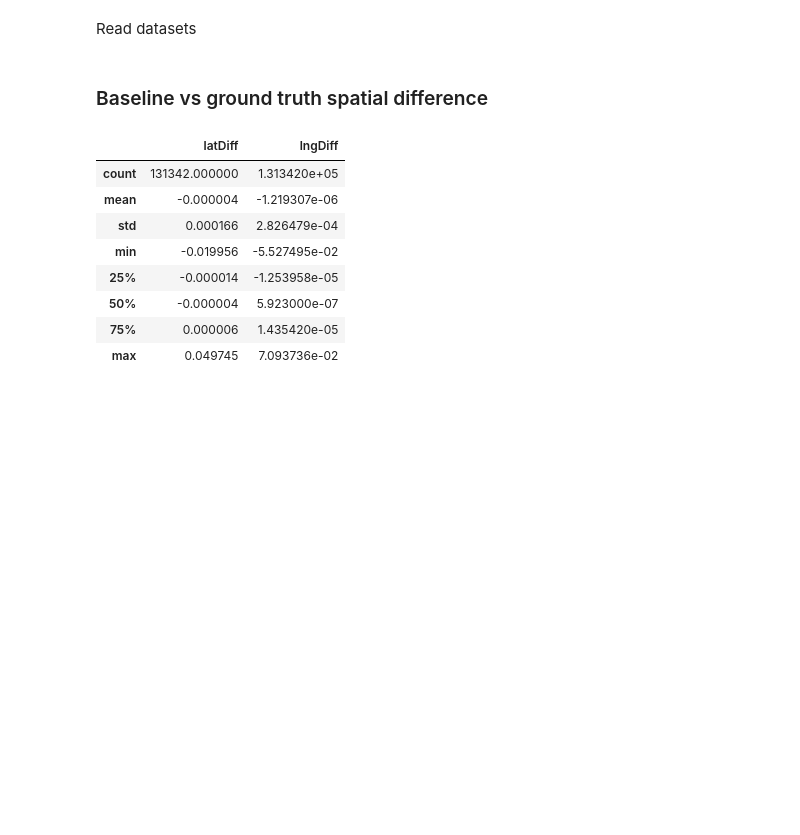
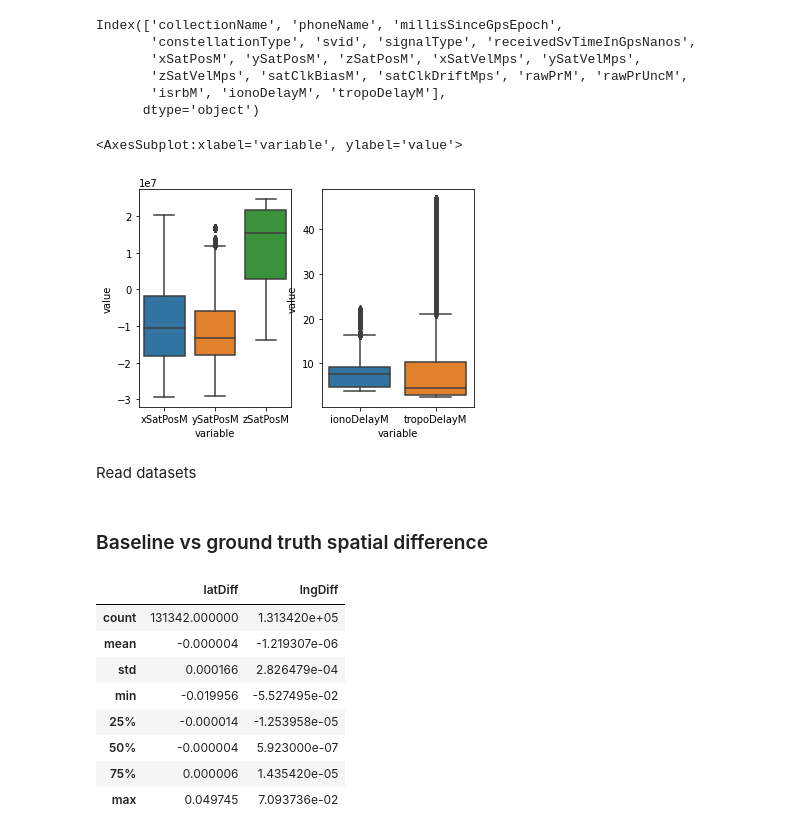
Before and after one commit to shacharhelmer/GNSS-Google, a Jupyter notebook: googlegnss.ipynb, the cells around one changed output. Cells and saved outputs as stored; diff of their text form; code cells hidden in the pictures; blank space fills up the shorter version.

```diff
--- a/googlegnss.ipynb
+++ b/googlegnss.ipynb
@@ -4,3 +128,27 @@ display(HTML("<style>.container { width:90% !important; }</style>"))
+# %%
+d_df = pd.read_csv(derived_train_sets[0]) # read and concatenate all derived data?..
+d_df.columns
+# %% [output]
+Index(['collectionName', 'phoneName', 'millisSinceGpsEpoch',
+       'constellationType', 'svid', 'signalType', 'receivedSvTimeInGpsNanos',
+       'xSatPosM', 'ySatPosM', 'zSatPosM', 'xSatVelMps', 'ySatVelMps',
+       'zSatVelMps', 'satClkBiasM', 'satClkDriftMps', 'rawPrM', 'rawPrUncM',
+       'isrbM', 'ionoDelayM', 'tropoDelayM'],
+      dtype='object')
+# %%
+d_df_sat_pos = d_df[['xSatPosM', 'ySatPosM', 'zSatPosM']]
+d_df_sat_speed = d_df[['xSatVelMps', 'ySatVelMps', 'zSatVelMps']]
+d_df_delay = d_df[['ionoDelayM', 'tropoDelayM']]
+# plot constellation types
+# plot signal types
+# understand if all derived samples (key samples contain each of which signals and constellations)
+# %%
+fig, axs = plt.subplots(1, 2)
+sns.boxplot(x='variable', y='value', data=pd.melt(d_df_sat), ax = axs[0])
+sns.boxplot(x='variable', y='value', data=pd.melt(d_df_delay), ax = axs[1])
+# %% [output]
+<AxesSubplot:xlabel='variable', ylabel='value'>
+[figure, added]
 # %% [markdown]
 Read datasets
 # %%
```
Also changed, not shown: parts of 9 cells of this notebook.
